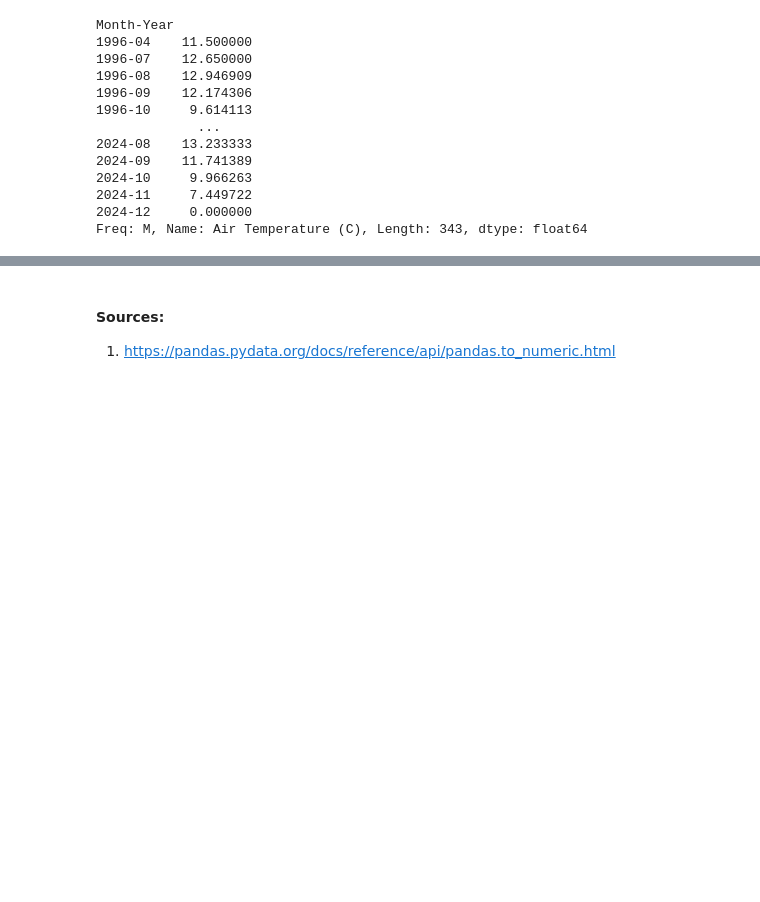
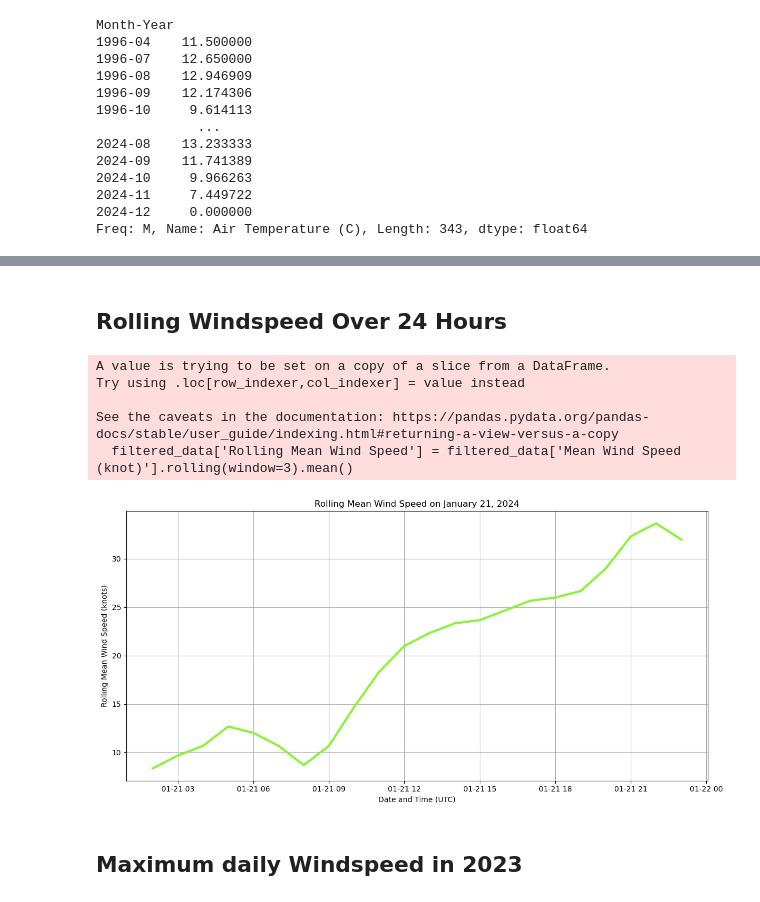
Before and after one commit to aoifeflav/PFDA-assignments, a Jupyter notebook: assignment_6_Weather.ipynb, the cells around one changed output, grey strips where cells are left out. Drawn from its saved outputs; the diff is of its cells as text; code cells hidden in the pictures; blank space fills up the shorter version.

```diff
--- a/assignment_6_Weather.ipynb
+++ b/assignment_6_Weather.ipynb
@@ -177,3 +180,36 @@ plt.show()
-# %% [markdown]
-#### Sources:
-1. https://pandas.pydata.org/docs/reference/api/pandas.to_numeric.html
+# %% [markdown]
+## Rolling Windspeed Over 24 Hours
+# %%
+# Convert to datetime
+df['Date and Time (UTC)'] = pd.to_datetime(df['Date and Time (UTC)'], format='%d-%b-%Y %H:%M', errors='coerce')
+
+#drop rows where windspeed is NaN
+df_cleaned = df.dropna(subset=['Mean Wind Speed (knot)'])
+
+# Filter data for 21 Jan 2024
+start_date = '2024-01-21'
+end_date = '2024-01-22'
+filtered_data = df_cleaned[(df_cleaned['Date and Time (UTC)'] >= start_date) &
+                           (df_cleaned['Date and Time (UTC)'] < end_date)]
+# %%
+# Calculate rolling mean
+filtered_data['Rolling Mean Wind Speed'] = filtered_data['Mean Wind Speed (knot)'].rolling(window=3).mean()
+
+# Plot the rolling wind speed
+plt.figure(figsize=(12, 6))
+plt.plot(filtered_data['Date and Time (UTC)'], filtered_data['Rolling Mean Wind Speed'], color='#89F336', linewidth=3)
+plt.title('Rolling Mean Wind Speed on January 21, 2024')
+plt.xlabel('Date and Time (UTC)')
+plt.ylabel('Rolling Mean Wind Speed (knots)')
+plt.grid(True)
+plt.tight_layout()
+plt.show()
+# %% [output]
+A value is trying to be set on a copy of a slice from a DataFrame.
+Try using .loc[row_indexer,col_indexer] = value instead
+
+See the caveats in the documentation: https://pandas.pydata.org/pandas-docs/stable/user_guide/indexing.html#returning-a-view-versus-a-copy
+  filtered_data['Rolling Mean Wind Speed'] = filtered_data['Mean Wind Speed (knot)'].rolling(window=3).mean()
+[figure, added]
+# %% [markdown]
+## Maximum daily Windspeed in 2023
```
Also changed, not shown: parts of 20 cells of this notebook.
